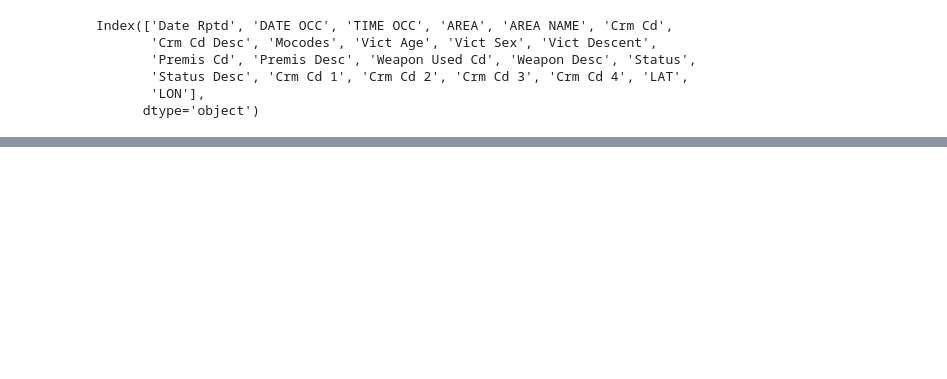
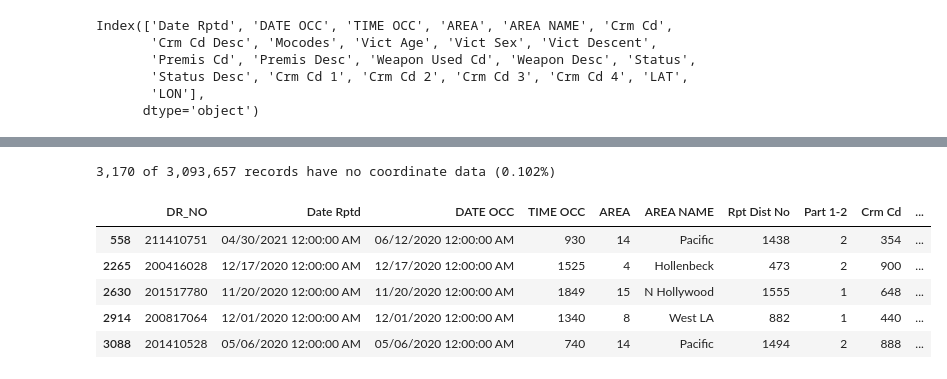
Before and after one commit to wihbit/la_crime, a Jupyter notebook: cleaning.ipynb, the cells around one changed output, grey strips where cells are left out. Cells and saved outputs as stored; diff of their text form; code cells hidden in the pictures; blank space fills up the shorter version.

```diff
--- a/cleaning.ipynb
+++ b/cleaning.ipynb
@@ -119,0 +175,20 @@ Name: count, dtype: int64
+# %%
+# See how many records are like this
+print(f'{len(df[df["lat"]==0]):,} of {len(df):,} records have no coordinate data ({100*(len(df[df["lat"]==0])/len(df)):.3f}%)')
+
+# Trying to understand this issue better, we'll find these records from a dataset before we removed columns
+df_2020[df_2020['LAT']==0].head()
+
+# First observation is that there's nothing about these records that explains why there is no latitude or longitude data.
+# One way we could fill those values is to attempt to use a python package like geopy to look up the coordinates of valid street addresses
+    # https://github.com/geopy/geopy?tab=readme-ov-file#geocoding
+# Another option is to replace these values with the geometric center of the reported district (area) as a best estimate.
+# Considering this is only about 0.1% of our total data, and we have time constraints, the juice is not worth the squeeze. We'll delete them.
+# %% [output]
+3,170 of 3,093,657 records have no coordinate data (0.102%)
+|  | DR_NO | Date Rptd | DATE OCC | TIME OCC | AREA | AREA NAME | Rpt Dist No | Part 1-2 | Crm Cd | ... |
+| 558 | 211410751 | 04/30/2021 12:00:00 AM | 06/12/2020 12:00:00 AM | 930 | 14 | Pacific | 1438 | 2 | 354 | ... |
+| 2265 | 200416028 | 12/17/2020 12:00:00 AM | 12/17/2020 12:00:00 AM | 1525 | 4 | Hollenbeck | 473 | 2 | 900 | ... |
+| 2630 | 201517780 | 11/20/2020 12:00:00 AM | 11/20/2020 12:00:00 AM | 1849 | 15 | N Hollywood | 1555 | 1 | 648 | ... |
+| 2914 | 200817064 | 12/01/2020 12:00:00 AM | 12/01/2020 12:00:00 AM | 1340 | 8 | West LA | 882 | 1 | 440 | ... |
+| 3088 | 201410528 | 05/06/2020 12:00:00 AM | 05/06/2020 12:00:00 AM | 740 | 14 | Pacific | 1494 | 2 | 888 | ... |
```
Also changed, not shown: parts of 24 cells of this notebook, 1 other file.
